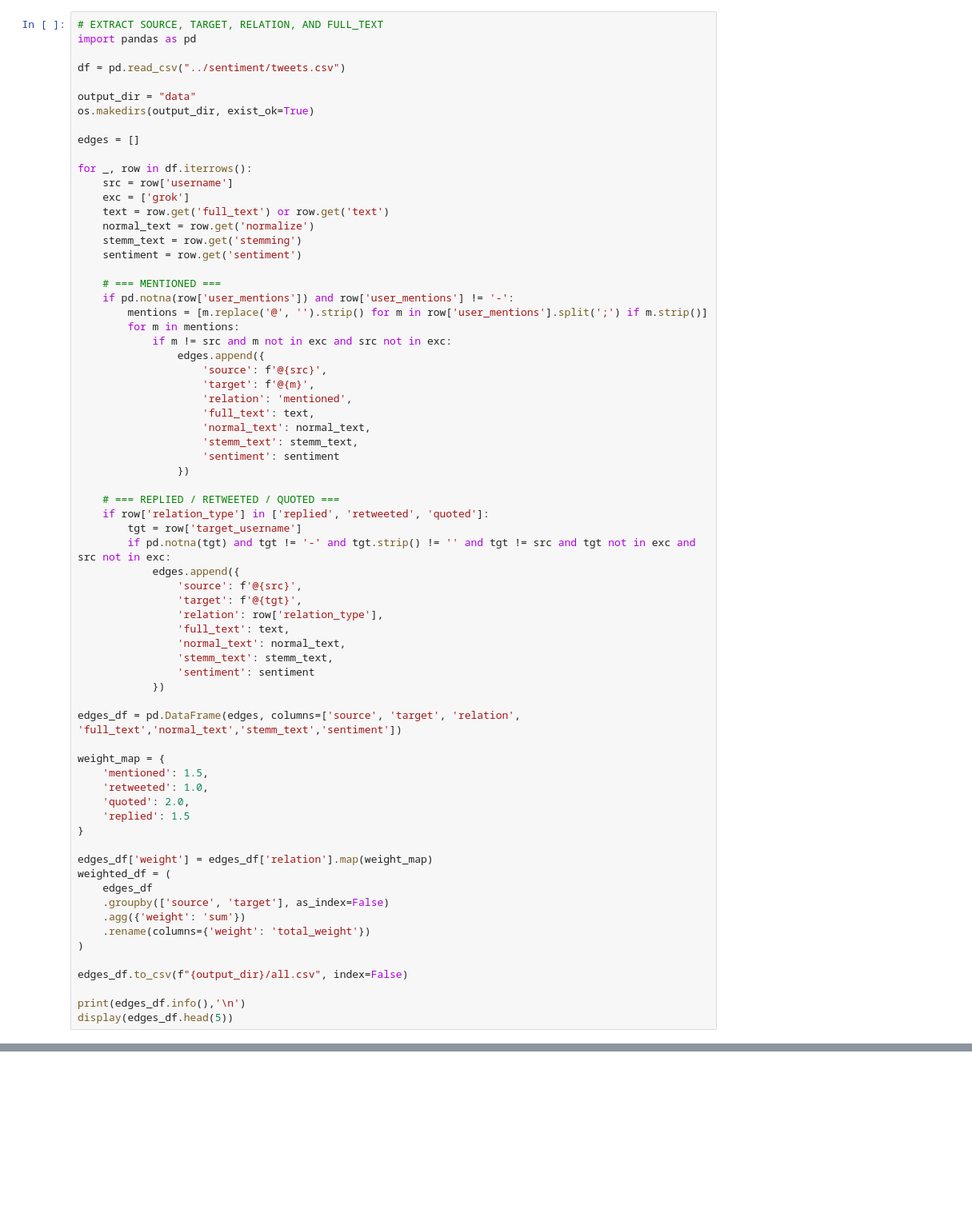
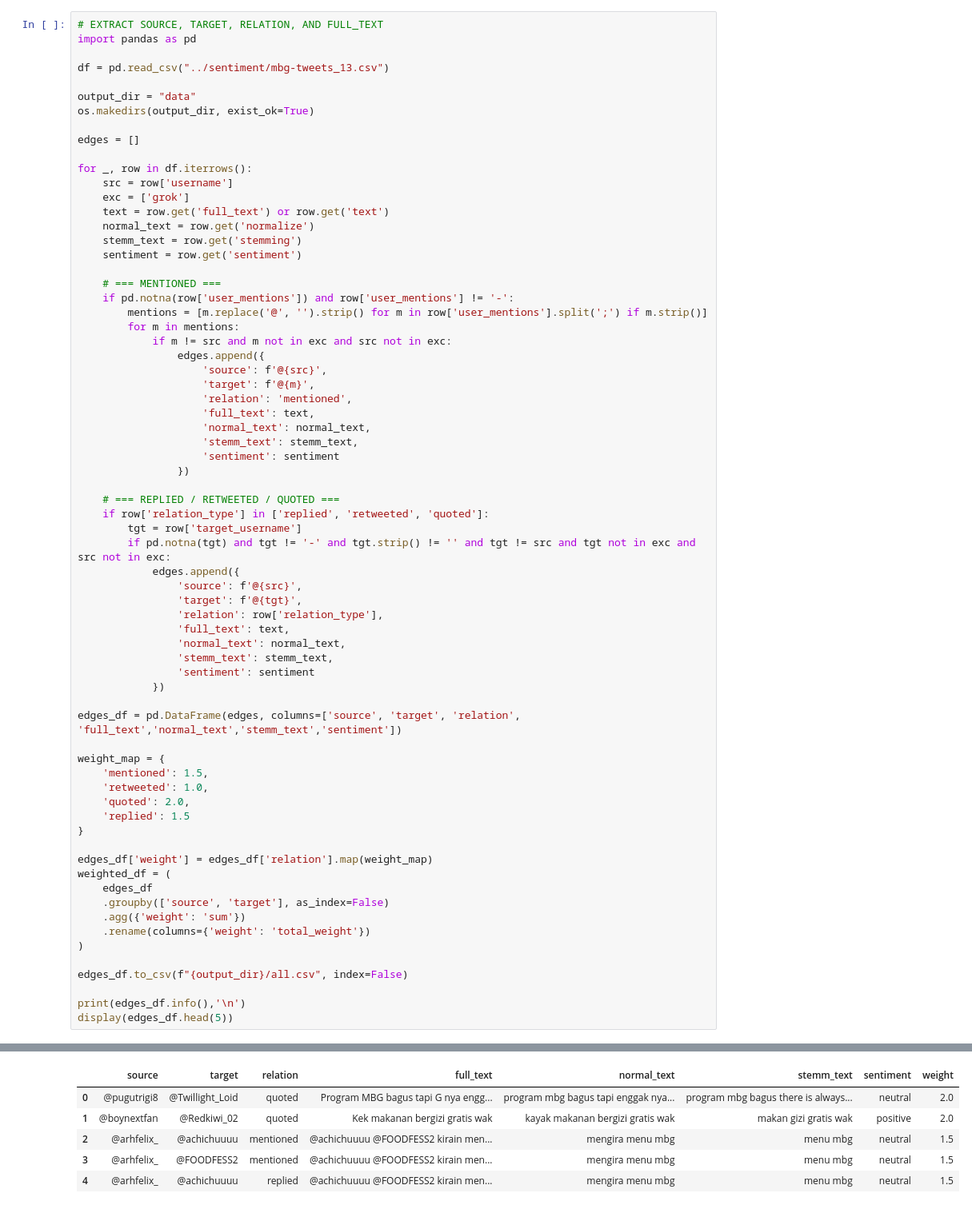
Before and after one commit to whdkelilauw/hxrscraper, a Jupyter notebook: analyze/sna/extract_data.ipynb, the cells around one changed output, grey strips where cells are left out. Shown: that part at 80% size. Drawn from its saved outputs; the diff is of its cells as text; blank space fills up the shorter version.

```diff
--- a/analyze/sna/extract_data.ipynb
+++ b/analyze/sna/extract_data.ipynb
@@ -16,7 +17,7 @@ tqdm.pandas()
 # EXTRACT SOURCE, TARGET, RELATION, AND FULL_TEXT
 import pandas as pd
 
-df = pd.read_csv("../sentiment/tweets.csv")
+df = pd.read_csv("../sentiment/mbg-tweets_13.csv")
 
 output_dir = "data"
 os.makedirs(output_dir, exist_ok=True)
@@ -81,3 +82,4 @@ edges_df.to_csv(f"{output_dir}/all.csv", index=False)
 
 print(edges_df.info(),'\n')
 display(edges_df.head(5))
+# %% [output]
@@ -84,3 +102,9 @@ display(edges_df.head(5))
+|  | source | target | relation | full_text | normal_text | stemm_text | sentiment | weight |
+| 0 | @pugutrigi8 | @Twillight_Loid | quoted | Program MBG bagus tapi G nya engg... | program mbg bagus tapi enggak nya... | program mbg bagus there is always... | neutral | 2.0 |
+| 1 | @boynextfan | @Redkiwi_02 | quoted | Kek makanan bergizi gratis wak | kayak makanan bergizi gratis wak | makan gizi gratis wak | positive | 2.0 |
+| 2 | @arhfelix_ | @achichuuuu | mentioned | @achichuuuu @FOODFESS2 kirain men... | mengira menu mbg | menu mbg | neutral | 1.5 |
+| 3 | @arhfelix_ | @FOODFESS2 | mentioned | @achichuuuu @FOODFESS2 kirain men... | mengira menu mbg | menu mbg | neutral | 1.5 |
+| 4 | @arhfelix_ | @achichuuuu | replied | @achichuuuu @FOODFESS2 kirain men... | mengira menu mbg | menu mbg | neutral | 1.5 |
 # %%
 df = pd.read_csv(f"{output_dir}/all.csv")
 
```
Also changed, not shown: parts of 7 cells of this notebook, 9 other files.
